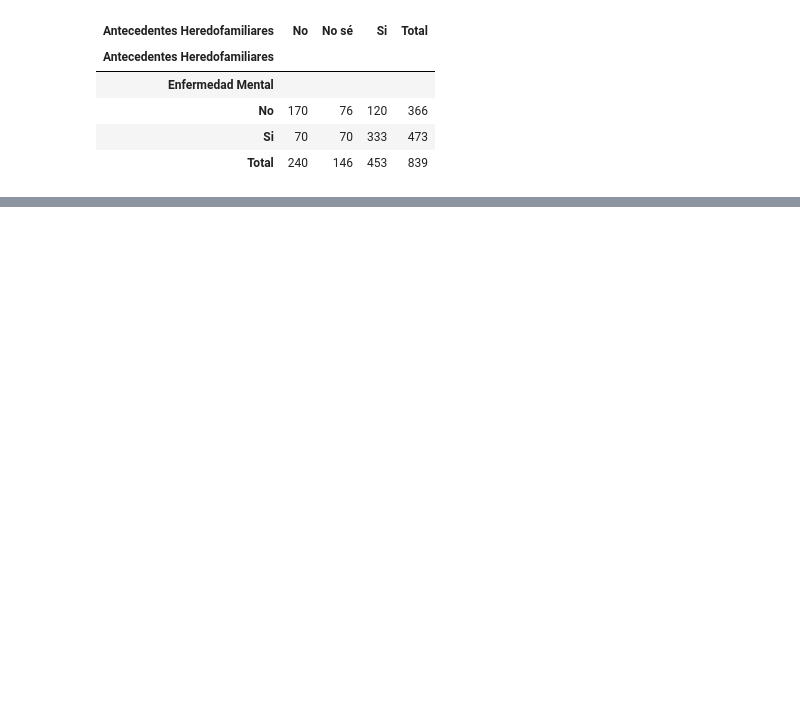
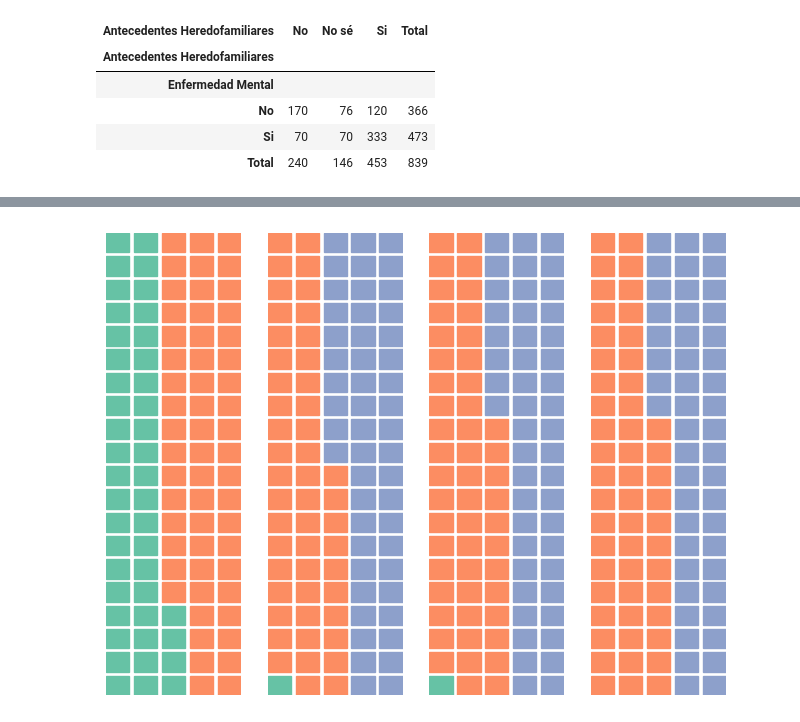
Before and after one commit to Marizaf23/Analisis-Estadistico-Beisbol, a Jupyter notebook: CONEXION-DATAFRAME.ipynb, the cells around one changed output, grey strips where cells are left out. Drawn from its saved outputs; the diff is of its cells as text; code cells hidden in the pictures; blank space fills up the shorter version.

```diff
--- a/CONEXION-DATAFRAME.ipynb
+++ b/CONEXION-DATAFRAME.ipynb
@@ -603,0 +568,38 @@ memory usage: 264.0+ bytes
+# %%
+import matplotlib.pyplot as plt
+from pywaffle import Waffle
+
+data = {
+    2016: [366, 473, 0],
+    2017: [4, 244, 249],
+    2018: [2, 159, 151],
+    2019: [1, 106, 97],
+
+}
+
+df = pd.DataFrame(data,
+                  index=['No tengo enfermedades mentales', 'Tengo enfermedades mentales', 'No respondió'])
+
+number_of_bars = len(df.columns)
+
+# Init the whole figure and axes
+fig, axs = plt.subplots(nrows=1,
+                        ncols=number_of_bars,
+                        figsize=(8,6),)
+
+# Iterate over each bar and create it
+for i,ax in enumerate(axs):
+
+    col_name = df.columns[i]
+    values = df[col_name] # values from the i-th column
+
+    Waffle.make_waffle(
+        ax=ax,  # pass axis to make_waffle
+        rows=20,
+        columns=5,
+        values=values,
+    )
+
+plt.show()
+# %% [output]
+[figure, added]
```
Also changed, not shown: parts of 8 cells of this notebook.
